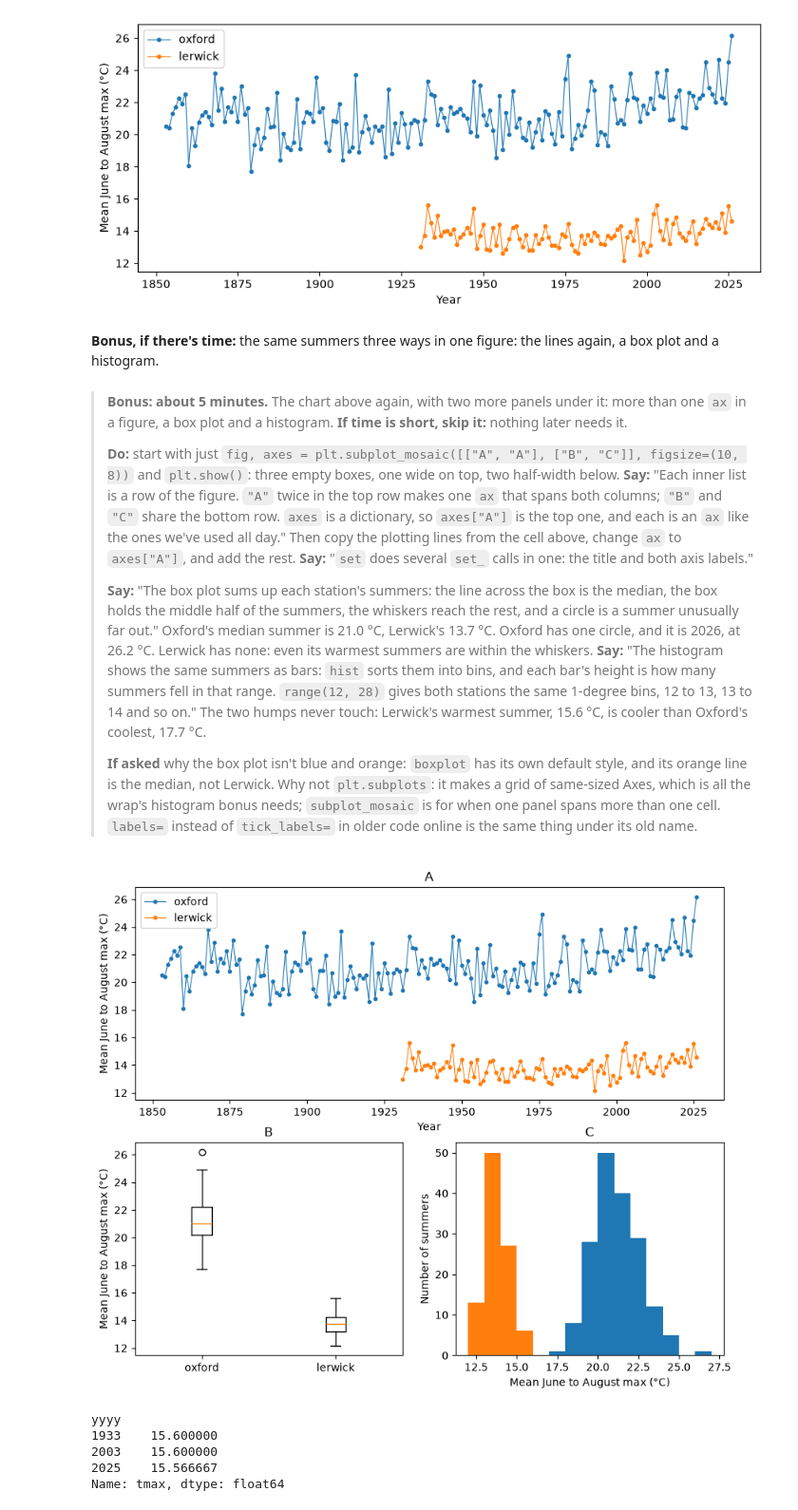
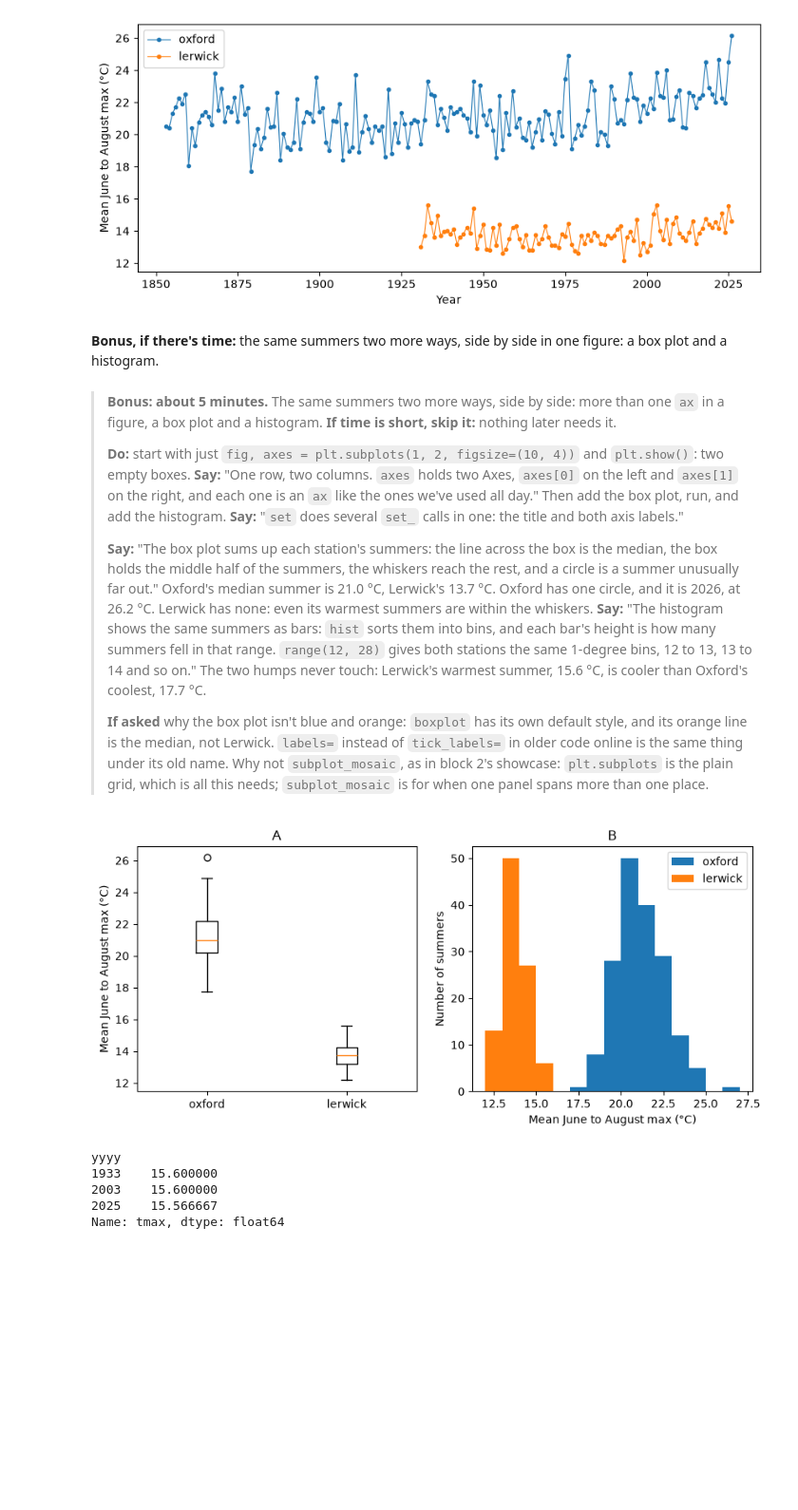
Before and after one commit to cafoala/cfrr-python-for-data-analysis, a Jupyter notebook: instructor/day2_demo.ipynb, the cells around one changed output. Shown at 95% size. Saved outputs shown, nothing was run; the diff lists cells and outputs as text; code cells hidden in the pictures; blank space fills up the shorter version.

```diff
--- a/instructor/day2_demo.ipynb
+++ b/instructor/day2_demo.ipynb
@@ -618,28 +688,26 @@ plt.show()
 # %% [output]
 [figure]
 # %% [markdown]
-**Bonus, if there's time:** the same summers three ways in one figure: the lines again, a box plot and a histogram.
+**Bonus, if there's time:** the same summers two more ways, side by side in one figure: a box plot and a histogram.
 # %% [markdown]
-> **Bonus: about 5 minutes.** The chart above again, with two more panels under it: more than one `ax` in a figure, a box plot and a histogram. **If time is short, skip it:** nothing later needs it.
+> **Bonus: about 5 minutes.** The same summers two more ways, side by side: more than one `ax` in a figure, a box plot and a histogram. **If time is short, skip it:** nothing later needs it.
 >
-> **Do:** start with just `fig, axes = plt.subplot_mosaic([["A", "A"], ["B", "C"]], figsize=(10, 8))` and `plt.show()`: three empty boxes, one wide on top, two half-width below. **Say:** "Each inner list is a row of the figure. `"A"` twice in the top row makes one `ax` that spans both columns; `"B"` and `"C"` share the bottom row. `axes` is a dictionary, so `axes["A"]` is the top one, and each is an `ax` like the ones we've used all day." Then copy the plotting lines from the cell above, change `ax` to `axes["A"]`, and add the rest. **Say:** "`set` does several `set_` calls in one: the title and both axis labels."
+> **Do:** start with just `fig, axes = plt.subplots(1, 2, figsize=(10, 4))` and `plt.show()`: two empty boxes. **Say:** "One row, two columns. `axes` holds two Axes, `axes[0]` on the left and `axes[1]` on the right, and each one is an `ax` like the ones we've used all day." Then add the box plot, run, and add the histogram. **Say:** "`set` does several `set_` calls in one: the title and both axis labels."
 >
 > **Say:** "The box plot sums up each station's summers: the line across the box is the median, the box holds the middle half of the summers, the whiskers reach the rest, and a circle is a summer unusually far out." Oxford's median summer is 21.0 °C, Lerwick's 13.7 °C. Oxford has one circle, and it is 2026, at 26.2 °C. Lerwick has none: even its warmest summers are within the whiskers. **Say:** "The histogram shows the same summers as bars: `hist` sorts them into bins, and each bar's height is how many summers fell in that range. `range(12, 28)` gives both stations the same 1-degree bins, 12 to 13, 13 to 14 and so on." The two humps never touch: Lerwick's warmest summer, 15.6 °C, is cooler than Oxford's coolest, 17.7 °C.
 >
-> **If asked** why the box plot isn't blue and orange: `boxplot` has its own default style, and its orange line is the median, not Lerwick. Why not `plt.subplots`: it makes a grid of same-sized Axes, which is all the wrap's histogram bonus needs; `subplot_mosaic` is for when one panel spans more than one cell. `labels=` instead of `tick_labels=` in older code online is the same thing under its old name.
+> **If asked** why the box plot isn't blue and orange: `boxplot` has its own default style, and its orange line is the median, not Lerwick. `labels=` instead of `tick_labels=` in older code online is the same thing under its old name. Why not `subplot_mosaic`, as in block 2's showcase: `plt.subplots` is the plain grid, which is all this needs; `subplot_mosaic` is for when one panel spans more than one place.
 # %%
-fig, axes = plt.subplot_mosaic([["A", "A"], ["B", "C"]], figsize=(10, 8))
+fig, axes = plt.subplots(1, 2, figsize=(10, 4))
+axes[0].boxplot([summers["oxford"], summers["lerwick"]], tick_labels=["oxford", "lerwick"])
 for station in ["oxford", "lerwick"]:
-    axes["A"].plot(summers[station].index, summers[station], marker=".", linewidth=0.8, label=station)
-    axes["C"].hist(summers[station], bins=range(12, 28))
-axes["B"].boxplot([summers["oxford"], summers["lerwick"]], tick_labels=["oxford", "lerwick"])
-axes["A"].set(title="A", xlabel="Year", ylabel="Mean June to August max (°C)")
-axes["B"].set(title="B", ylabel="Mean June to August max (°C)")
-axes["C"].set(title="C", xlabel="Mean June to August max (°C)", ylabel="Number of summers")
-axes["A"].legend()
+    axes[1].hist(summers[station], bins=range(12, 28), label=station)
+axes[0].set(title="A", ylabel="Mean June to August max (°C)")
+axes[1].set(title="B", xlabel="Mean June to August max (°C)", ylabel="Number of summers")
+axes[1].legend()
 plt.show()
 # %% [output]
-[figure, old version]
+[figure, new version]
 # %%
 summers["lerwick"].sort_values(ascending=False).head(3)
 # %% [output]
```
Also changed, not shown: parts of 8 cells of this notebook, 2 other files.
